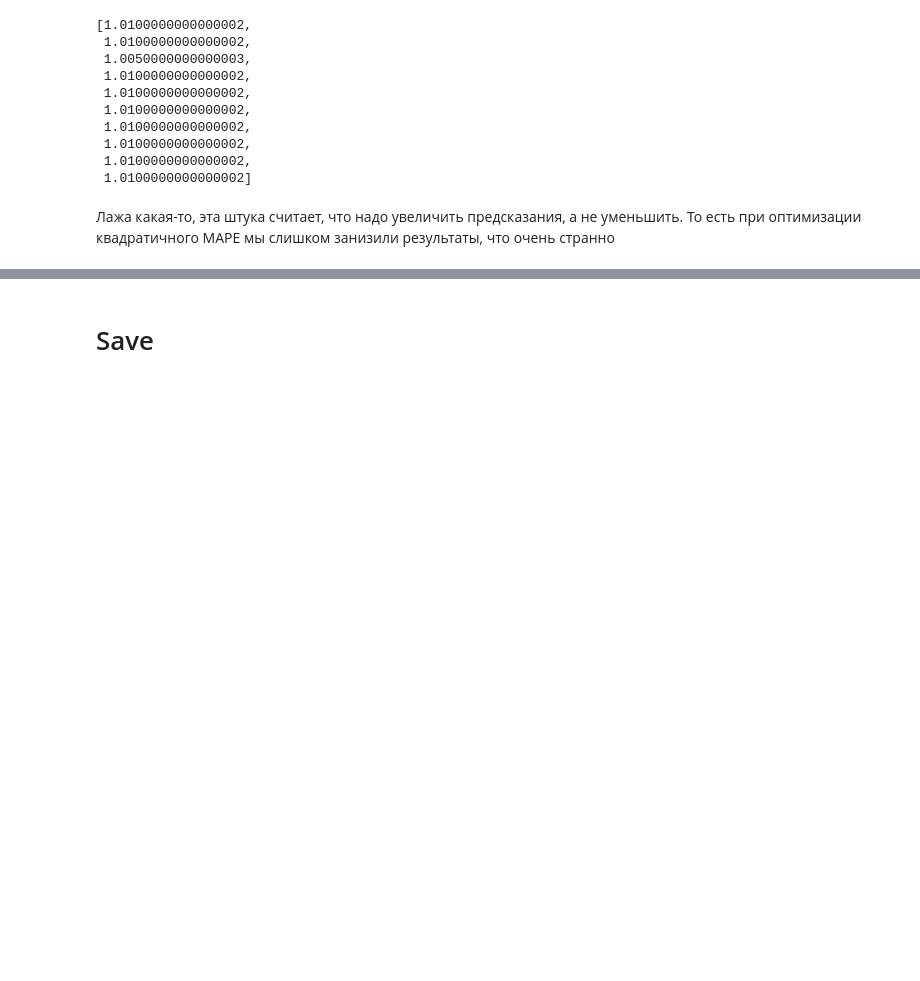
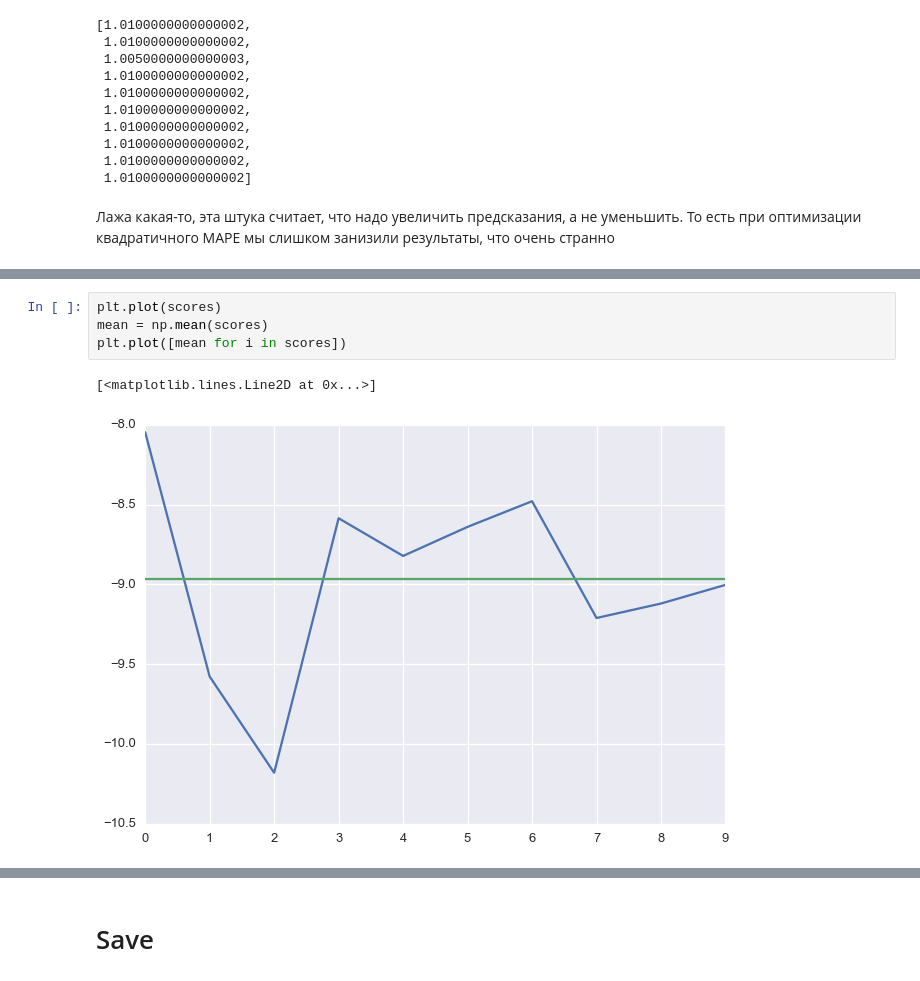
Before and after one commit to alexsyrom/datascience-ml-2, a Jupyter notebook: second_layer_weight.ipynb, the cells around one changed output, grey strips where cells are left out. Cells and saved outputs as stored; diff of their text form; blank space fills up the shorter version.

```diff
--- a/second_layer_weight.ipynb
+++ b/second_layer_weight.ipynb
@@ -368,0 +413,7 @@ weights
+# %%
+plt.plot(scores)
+mean = np.mean(scores)
+plt.plot([mean for i in scores])
+# %% [output]
+[<matplotlib.lines.Line2D at 0x...>]
+[figure, added]
```
Also changed, not shown: parts of 8 cells of this notebook, 1 other file.
